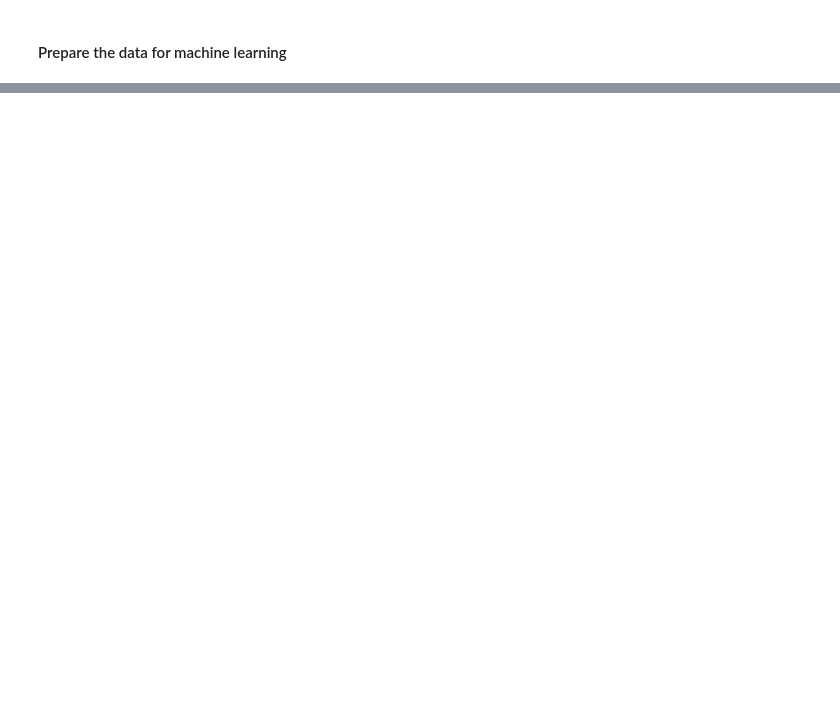
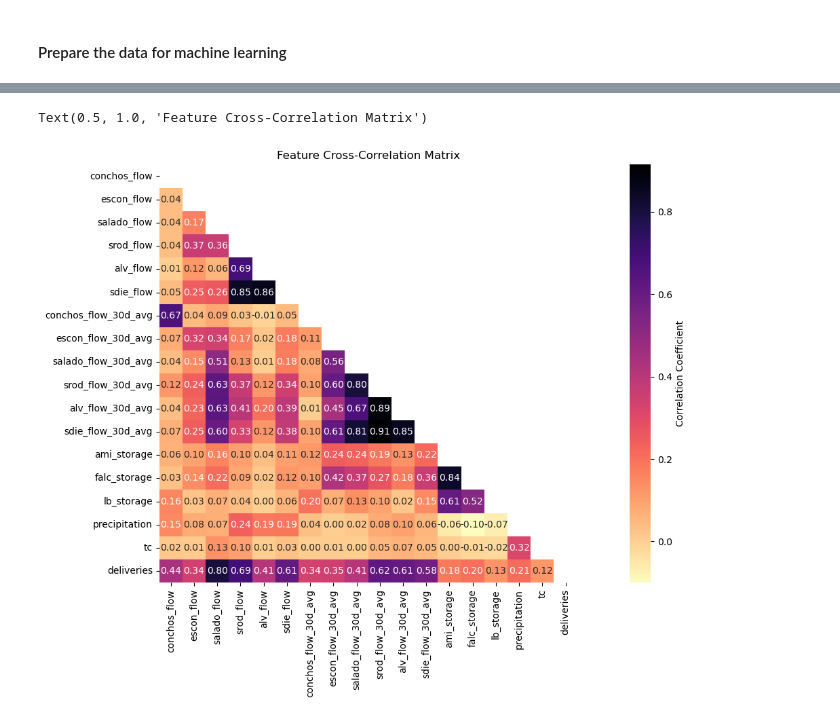
Before and after one commit to larantt/lstm_deliveries, a Jupyter notebook: project_clean.ipynb, the cells around one changed output, grey strips where cells are left out. Cells and saved outputs as stored; diff of their text form; code cells hidden in the pictures; blank space fills up the shorter version.

```diff
--- a/project_clean.ipynb
+++ b/project_clean.ipynb
@@ -1070,0 +1101,20 @@ numpy.datetime64('2010-06-12T00:00:00.000000000')
+# %%
+# Select the columns of interest
+
+variables_of_interest = ['conchos_flow','escon_flow','salado_flow','srod_flow','alv_flow','sdie_flow',
+                         'conchos_flow_30d_avg','escon_flow_30d_avg','salado_flow_30d_avg','srod_flow_30d_avg','alv_flow_30d_avg','sdie_flow_30d_avg',
+                         'ami_storage','falc_storage','lb_storage','precipitation','tc','deliveries']
+
+# Calculate the pairwise correlation matrix
+correlation_matrix = df[variables_of_interest].corr()
+mask = np.triu(np.ones_like(correlation_matrix, dtype=bool))
+
+# Plot the correlation matrix as a heatmap
+plt.figure(figsize=(20, 8))
+sns.heatmap(correlation_matrix, annot=True, cmap='magma_r', fmt='.2f',
+            cbar_kws={'label': 'Correlation Coefficient'}, square=True,mask=mask)
+
+plt.title('Feature Cross-Correlation Matrix')
+# %% [output]
+Text(0.5, 1.0, 'Feature Cross-Correlation Matrix')
+[figure, added]
```
Also changed, not shown: parts of 63 cells of this notebook.
